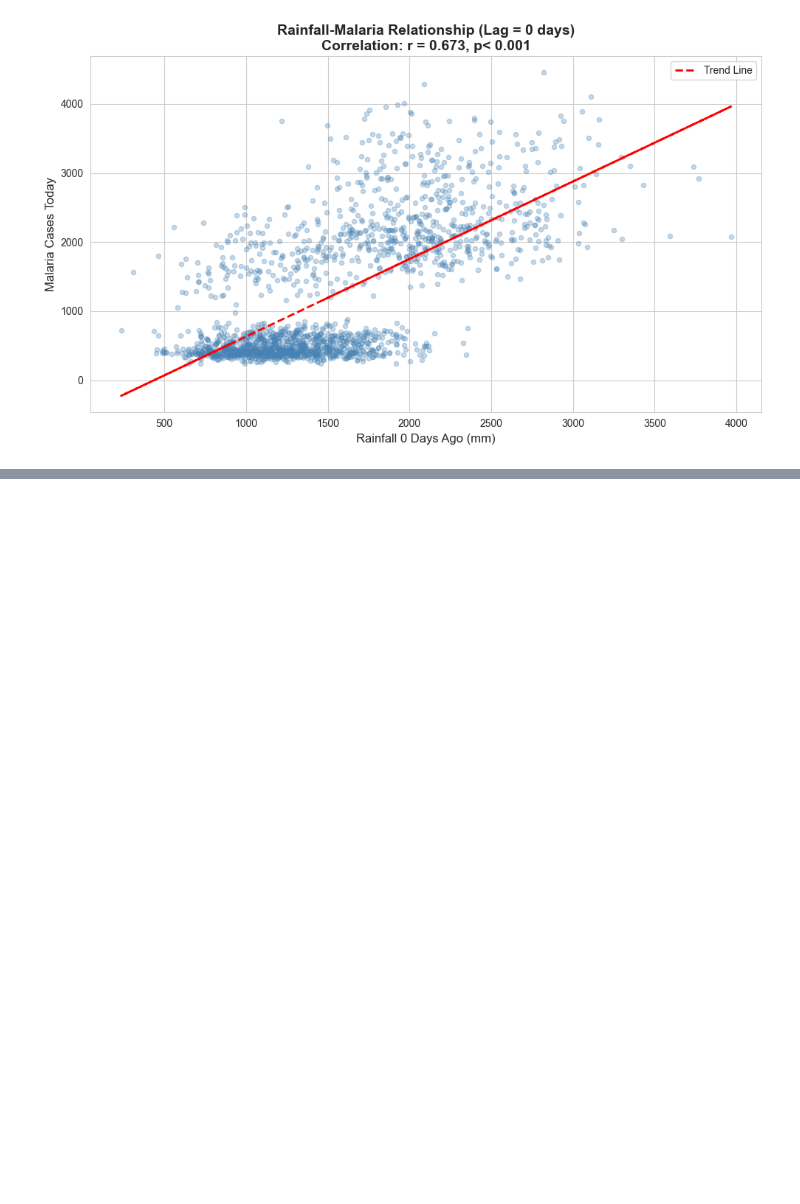
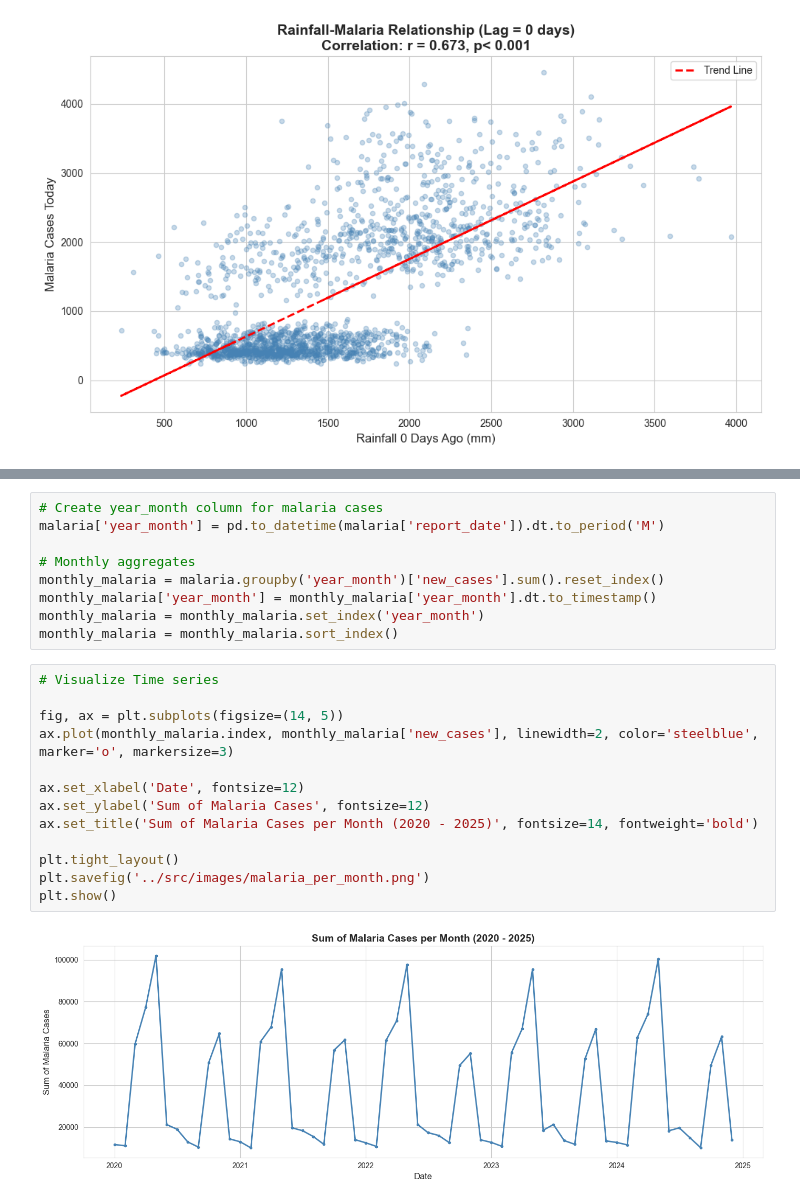
Before and after one commit to Don-Alvin/afrihealth-disease-surveillance, a Jupyter notebook: notebooks/02_statistical_analysis.ipynb, the cells around one changed output, grey strips where cells are left out. Cells and saved outputs as stored; diff of their text form; blank space fills up the shorter version.

```diff
--- a/notebooks/02_statistical_analysis.ipynb
+++ b/notebooks/02_statistical_analysis.ipynb
@@ -239,0 +293,24 @@ plt.show()
+# %%
+# Create year_month column for malaria cases
+malaria['year_month'] = pd.to_datetime(malaria['report_date']).dt.to_period('M')
+
+# Monthly aggregates
+monthly_malaria = malaria.groupby('year_month')['new_cases'].sum().reset_index()
+monthly_malaria['year_month'] = monthly_malaria['year_month'].dt.to_timestamp()
+monthly_malaria = monthly_malaria.set_index('year_month')
+monthly_malaria = monthly_malaria.sort_index()
+# %%
+# Visualize Time series
+
+fig, ax = plt.subplots(figsize=(14, 5))
+ax.plot(monthly_malaria.index, monthly_malaria['new_cases'], linewidth=2, color='steelblue', marker='o', markersize=3)
+
+ax.set_xlabel('Date', fontsize=12)
+ax.set_ylabel('Sum of Malaria Cases', fontsize=12)
+ax.set_title('Sum of Malaria Cases per Month (2020 - 2025)', fontsize=14, fontweight='bold')
+
+plt.tight_layout()
+plt.savefig('../src/images/malaria_per_month.png')
+plt.show()
+# %% [output]
+[figure, added]
```
Also changed, not shown: parts of 15 cells of this notebook, 4 other files.
